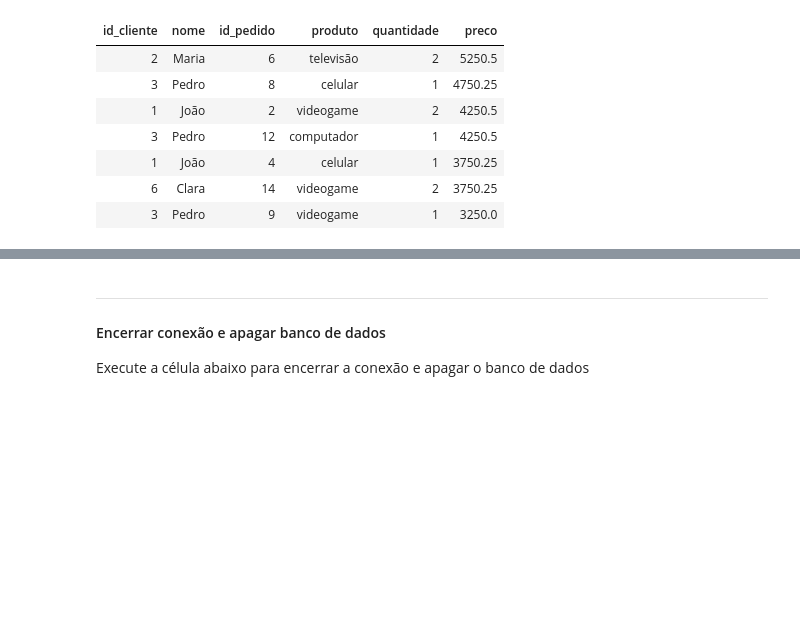
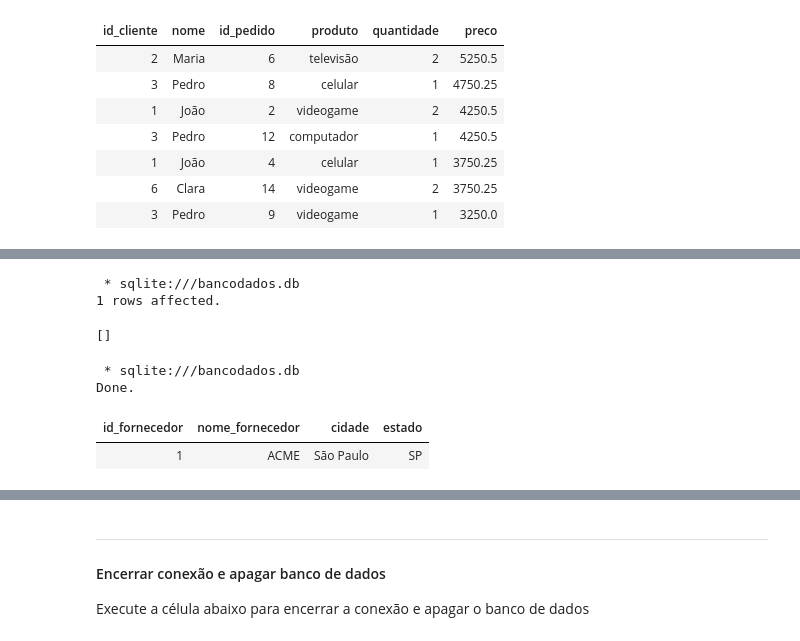
Before and after one commit to luizweb/sqljupyter, a Jupyter notebook: sqljupyter.ipynb, the cells around one changed output, grey strips where cells are left out. Drawn from its saved outputs; the diff is of its cells as text; code cells hidden in the pictures; blank space fills up the shorter version.

```diff
--- a/sqljupyter.ipynb
+++ b/sqljupyter.ipynb
@@ -583,0 +799,20 @@ Done.
+# %%
+%%sql
+
+
+
+INSERT INTO tbFornecedores (id_fornecedor, nome_fornecedor, cidade, estado)
+VALUES (1, 'ACME', 'São Paulo', 'SP')
+# %% [output]
+ * sqlite:///bancodados.db
+1 rows affected.
+[]
+# %%
+%%sql
+
+SELECT * FROM tbFornecedores
+# %% [output]
+ * sqlite:///bancodados.db
+Done.
+| id_fornecedor | nome_fornecedor | cidade | estado |
+| 1 | ACME | São Paulo | SP |
```
Also changed, not shown: parts of 38 cells of this notebook, 1 other file.
